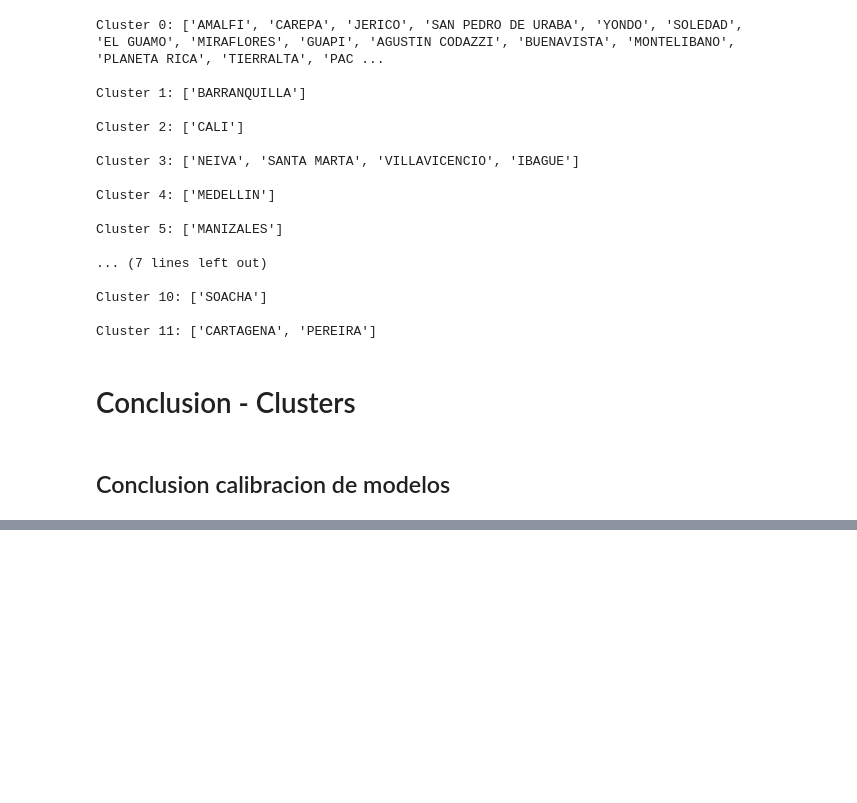
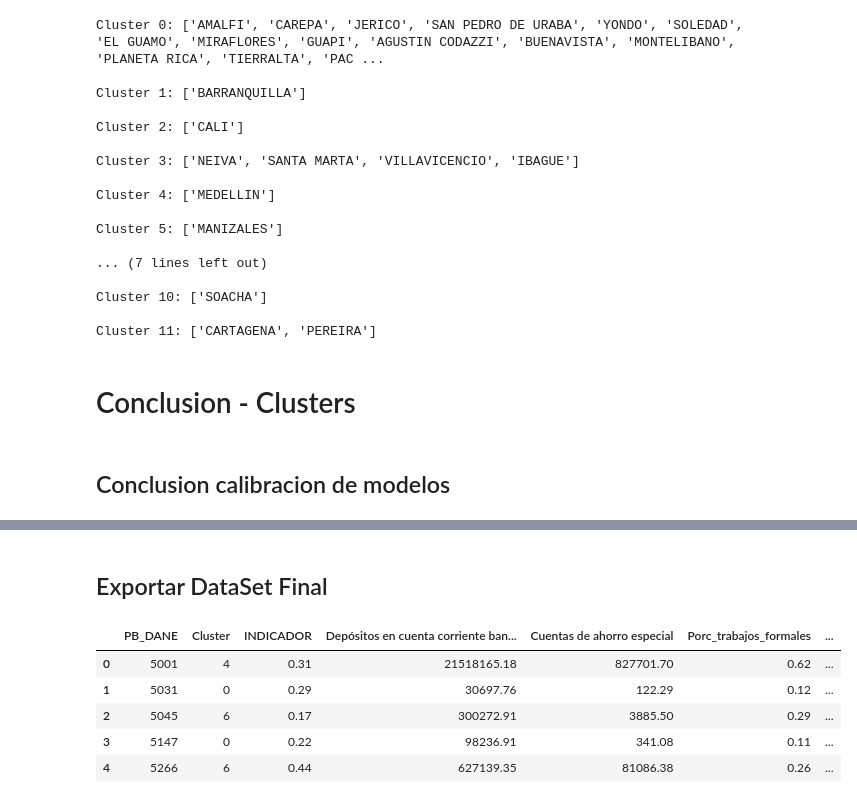
Before and after one commit to Crismaro19/ProyectoGerenciaProyectosAnaliticos, a Jupyter notebook: Codigo/Analisis_y_modelo.ipynb, the cells around one changed output, grey strips where cells are left out. Cells and saved outputs as stored; diff of their text form; code cells hidden in the pictures; blank space fills up the shorter version.

Commit message:
se agrega exportar y educacion

```diff
--- a/Codigo/Analisis_y_modelo.ipynb
+++ b/Codigo/Analisis_y_modelo.ipynb
@@ -1041,0 +1040,39 @@ Además de esto se obtiene el minimo para la Metrica de Inercia, donde se mide l
+# %% [markdown]
+## Exportar DataSet Final
+# %%
+# Agregar educacion
+df_educacion = pd.read_csv("../Data/archivos_csv/Educacion.csv", sep=";", encoding="ISO-8859-1", low_memory=False)
+
+df_educacion = df_educacion[df_educacion['Año']==2022]
+
+lista_educacion = ['Cobertura neta en educación - Total',
+                   'Cobertura neta en educación media',
+                   'Tasa de repitencia del sector oficial en educación básica y media (Desde transición hasta once)']
+
+df_educacion = df_educacion[df_educacion['Indicador'].isin(lista_educacion)]
+
+df_educacion1 = df_educacion.pivot(
+    index=['Código Entidad', 'Entidad'],
+    columns='Indicador',
+    values='Dato Numérico'
+).reset_index()
+
+df_educacion1 = df_educacion1.rename(columns={
+    'Cobertura neta en educación - Total': 'Cobertura_edu_total',
+    'Cobertura neta en educación media': 'Cobertura_edu_media',
+    'Tasa de repitencia del sector oficial en educación básica y media (Desde transición hasta once)': 'Tasa_repitencia'
+})
+
+lista_edu1 = ['Cobertura_edu_total', 'Cobertura_edu_media', 'Tasa_repitencia']
+df_educacion1 = convertir_col_numericas(df_educacion1, lista_edu1)
+
+X_clusters_final = pd.merge(X_clusters_named, df_educacion1[['Código Entidad','Cobertura_edu_total','Cobertura_edu_media','Tasa_repitencia']], left_on='PB_DANE', right_on='Código Entidad', how='left')
+# %%
+X_clusters_final.head()
+# %% [output]
+|  | PB_DANE | Cluster | INDICADOR | Depósitos en cuenta corriente ban... | Cuentas de ahorro especial | Porc_trabajos_formales | ... |
+| 0 | 5001 | 4 | 0.31 | 21518165.18 | 827701.70 | 0.62 | ... |
+| 1 | 5031 | 0 | 0.29 | 30697.76 | 122.29 | 0.12 | ... |
+| 2 | 5045 | 6 | 0.17 | 300272.91 | 3885.50 | 0.29 | ... |
+| 3 | 5147 | 0 | 0.22 | 98236.91 | 341.08 | 0.11 | ... |
+| 4 | 5266 | 6 | 0.44 | 627139.35 | 81086.38 | 0.26 | ... |
```
Also changed, not shown: parts of 15 cells of this notebook.
